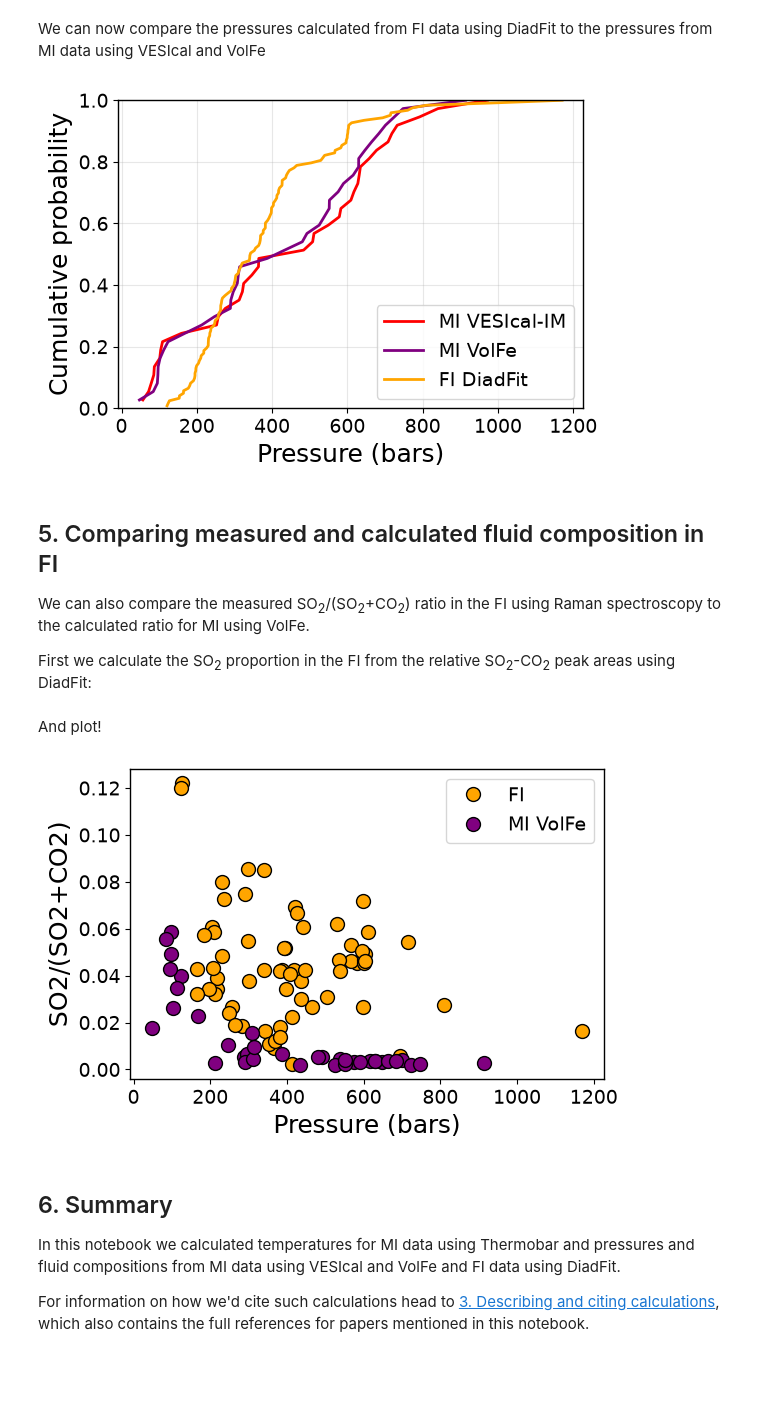
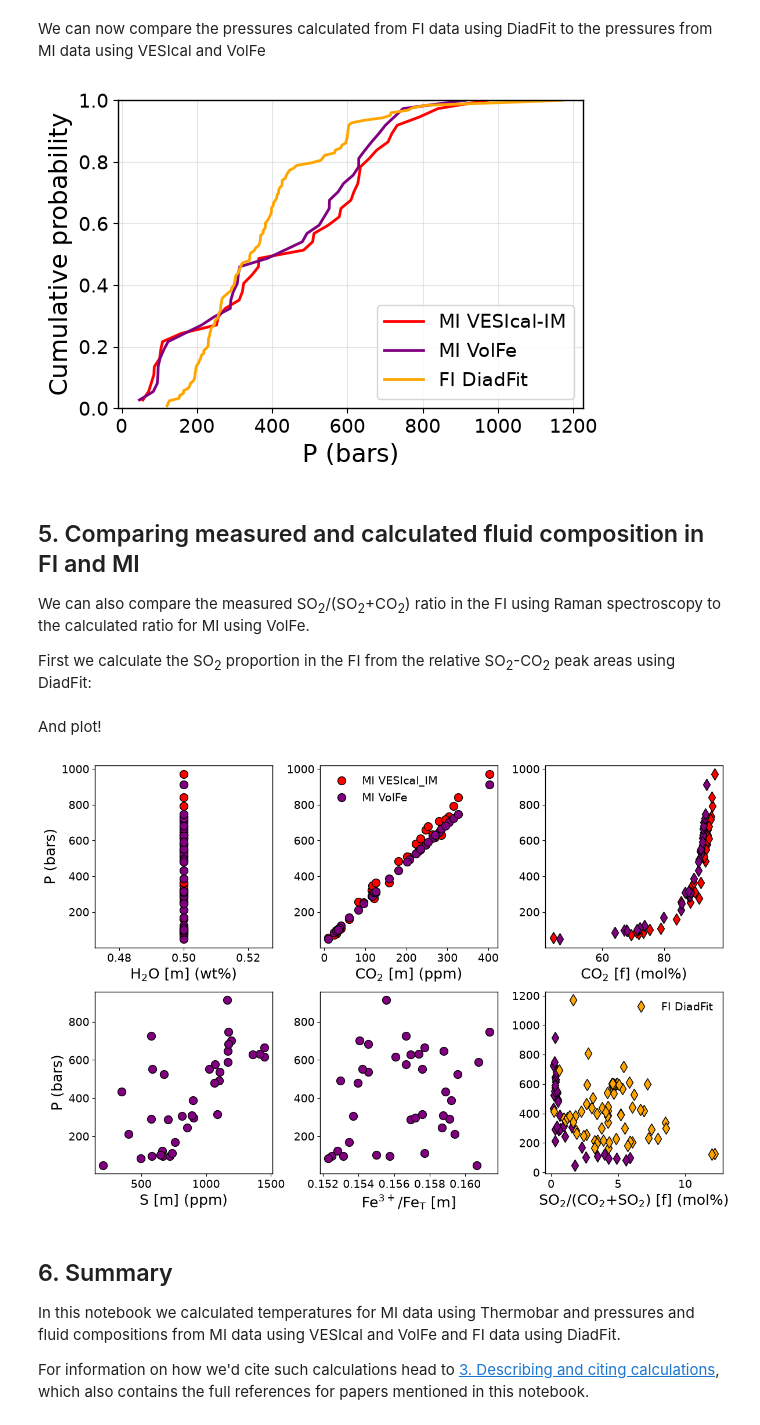
Before and after one commit to eryhughes/workshop_volatiles_goldschmidt2026, a Jupyter notebook: 1_Calculate_Pressure_and_Fluid_Composition.ipynb, the cells around one changed output. Cells and saved outputs as stored; diff of their text form; code cells hidden in the pictures; blank space fills up the shorter version.

```diff
--- a/1_Calculate_Pressure_and_Fluid_Composition.ipynb
+++ b/1_Calculate_Pressure_and_Fluid_Composition.ipynb
@@ -211,19 +212,16 @@ fig, (ax1, ax2, ax3) = plt.subplots(1, 3, figsize=(12,4)) # figure with three pa
 
 df = results_pvsat_vc # choose the VESIcal results to plot
 
-# plot VESIcal results in red
-ax1.plot(df['H2O'], df['SaturationP_bars_VESIcal'], 'ok', mfc='red', label = "VESIcal_IM")
+# plot VESIcal results in red - circles for the melt composition, diamonds for the fluid composition
+ax1.plot(df['H2O'], df['SaturationP_bars_VESIcal'], 'ok', mfc='red')
 ax2.plot(df['CO2']*10000, df['SaturationP_bars_VESIcal'], 'ok', mfc='red')
-ax3.plot(df['XCO2_fl_VESIcal'], df['SaturationP_bars_VESIcal'], 'dk', mfc='red')
+ax3.plot(df['XCO2_fl_VESIcal']*100., df['SaturationP_bars_VESIcal'], 'dk', mfc='red')
 
 # label the axes
 ax1.set_ylabel('P (bars)')
-ax1.set_xlabel('H$_2$O[m] (wt%)')
-ax2.set_xlabel('CO$_2$[m] (ppm)')
-ax3.set_xlabel('CO$_2$[f] (mol. frac.)')
-
-# add a legend
-ax1.legend(frameon=False)
+ax1.set_xlabel('H$_2$O [m] (wt%)')
+ax2.set_xlabel('CO$_2$ [m] (ppm)')
+ax3.set_xlabel('CO$_2$ [f] (mol%)')
 
 plt.tight_layout()
 # %% [output]
@@ -515,16 +516,16 @@ for data, label, color in datasets:
     ax.plot(x, y, lw=2, label=label, color=color)
 
 # label axes
-ax.set_xlabel('Pressure (bars)')
+ax.set_xlabel('P (bars)')
 ax.set_ylabel('Cumulative probability')
 
 ax.set_ylim(0, 1) # set axes range
 ax.legend() # add legend
 ax.grid(alpha=0.3) # add grid
 # %% [output]
-[figure, old version]
+[figure, new version]
 # %% [markdown]
-## 5. Comparing measured and calculated fluid composition in FI
+## 5. Comparing measured and calculated fluid composition in FI and MI
 
 We can also compare the measured SO<sub>2</sub>/(SO<sub>2</sub>+CO<sub>2</sub>) ratio in the FI using Raman spectroscopy to the calculated ratio for MI using VolFe.
 
@@ -538,20 +539,44 @@ And plot!
 # if you haven't run this Exercise, you can grab the "answer key" file from here:
 #results_pvsat_vf = pd.read_csv("files/results_pvsat_vf.csv")
 # %%
-fig, ax = plt.subplots(figsize=(6, 4)) # single panel figure
 
-# plot data
-plt.plot(results_P_df['P_kbar']*1000, df_FI['SO2_Burke_table_pref'], 'ok', mfc='orange', label='FI')
-plt.plot(results_pvsat_vf['P_bar'], results_pvsat_vf['xgSO2_mf']/(results_pvsat_vf['xgSO2_mf']+results_pvsat_vf['xgCO2_mf']), 'ok', label = 'MI VolFe', mfc='purple')
+fig, ((ax1, ax2, ax3),(ax4, ax5, ax6)) = plt.subplots(2, 3, figsize=(12,8)) # six panel figure with three columns and two rows
 
-# label axes
-ax.set_xlabel('Pressure (bars)')
-ax.set_ylabel('SO2/(SO2+CO2)')
+# vesical results in red
+df = results_pvsat_vc
+ax1.plot(df['H2O'], df['SaturationP_bars_VESIcal'], 'ok', mfc='red')
+ax2.plot(df['CO2']*10000, df['SaturationP_bars_VESIcal'], 'ok', mfc='red', label ="MI VESIcal_IM")
+ax3.plot(df['XCO2_fl_VESIcal']*100, df['SaturationP_bars_VESIcal'], 'dk', mfc='red')
 
-ax.legend() # add legend
+# volfe results in purple - not that VolFe uses different column names to VESIcal in its results
+df = results_pvsat_vf
+ax1.plot(df['H2OT-eq_wtpc'], df['P_bar'], 'ok', mfc='purple')
+ax2.plot(df['CO2T-eq_ppmw'], df['P_bar'], 'ok', mfc='purple', label = "MI VolFe")
+ax3.plot(df['xgCO2_mf']*100, df['P_bar'], 'dk', mfc='purple')
+ax4.plot(df['ST_ppmw'], df['P_bar'], 'ok', mfc='purple')
+ax5.plot(df['Fe3+/FeT'], df['P_bar'], 'ok', mfc='purple')
+ax6.plot(100*df['xgSO2_mf']/(df['xgCO2_mf']+df['xgSO2_mf']), df['P_bar'], 'dk', mfc='purple')
+
+# FI data
+plt.plot(df_FI['SO2_Burke_table_pref']*100, results_P_df['P_kbar']*1000, 'dk', mfc='orange', label='FI DiadFit')
+
+#axes labels
+ax1.set_ylabel('P (bars)')
+ax1.set_xlabel('H$_2$O [m] (wt%)')
+ax2.set_xlabel('CO$_2$ [m] (ppm)')
+ax3.set_xlabel('CO$_2$ [f] (mol%)')
+ax4.set_ylabel('P (bars)')
+ax4.set_xlabel('S [m] (ppm)')
+ax5.set_xlabel('Fe$^{3+}$/Fe$_T$ [m]')
+ax6.set_xlabel('SO$_2$/(CO$_2$+SO$_2$) [f] (mol%)')
+
+#legend
+ax2.legend(frameon=False)
+ax6.legend(frameon=False)
+
 plt.tight_layout()
 # %% [output]
-[figure, old version]
+[figure, new version]
 # %% [markdown]
 ## 6. Summary
 
```
Also changed, not shown: parts of 18 cells of this notebook, 3 other files.
